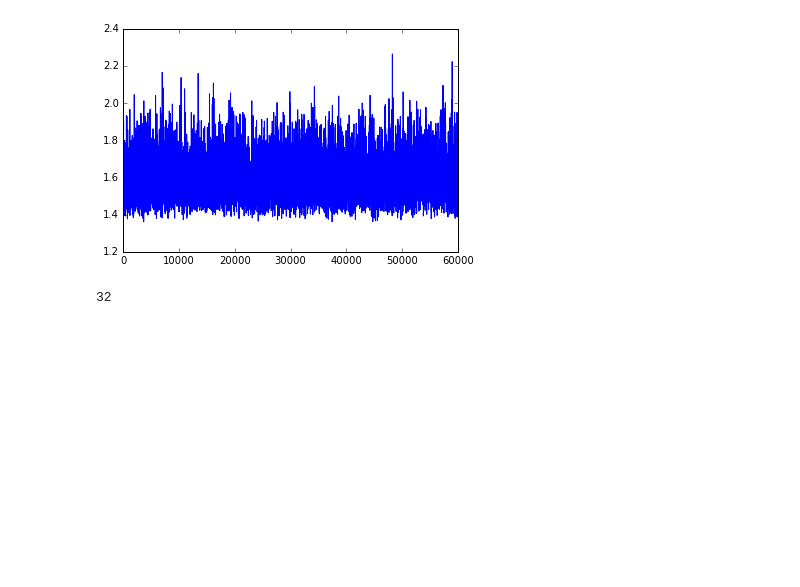
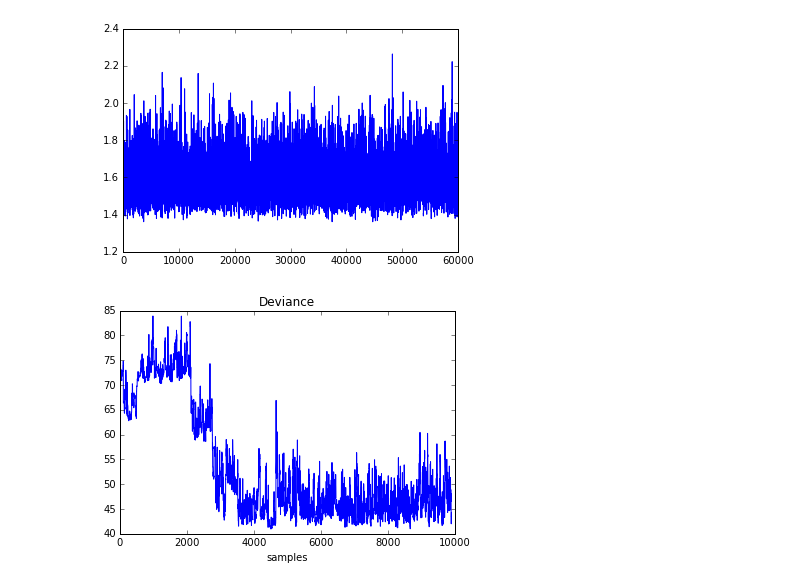
Before and after one commit to choderalab/torsionfit_examples, a Jupyter notebook: butane/sampling_torsions/c_c_c_c_torsion/n5_rj/sampling_n5.ipynb, the cells around one changed output. Cells and saved outputs as stored; diff of their text form; code cells hidden in the pictures; blank space fills up the shorter version.

Commit message:
added deviance

```diff
--- a/butane/sampling_torsions/c_c_c_c_torsion/n5_rj/sampling_n5.ipynb
+++ b/butane/sampling_torsions/c_c_c_c_torsion/n5_rj/sampling_n5.ipynb
@@ -248,7 +248,10 @@ plots.get_multiplicity_traces
 # %% [output]
 [<matplotlib.lines.Line2D at 0x...>]
 [figure]
-# %%
-len(x)
-# %% [output]
-32
+# %%
+plt.plot(db.deviance[100:])
+plt.xlabel('samples')
+plt.title('Deviance')
+plt.savefig('deviance.pdf')
+# %% [output]
+[figure, added]
```
Also changed, not shown: 1 other file.
